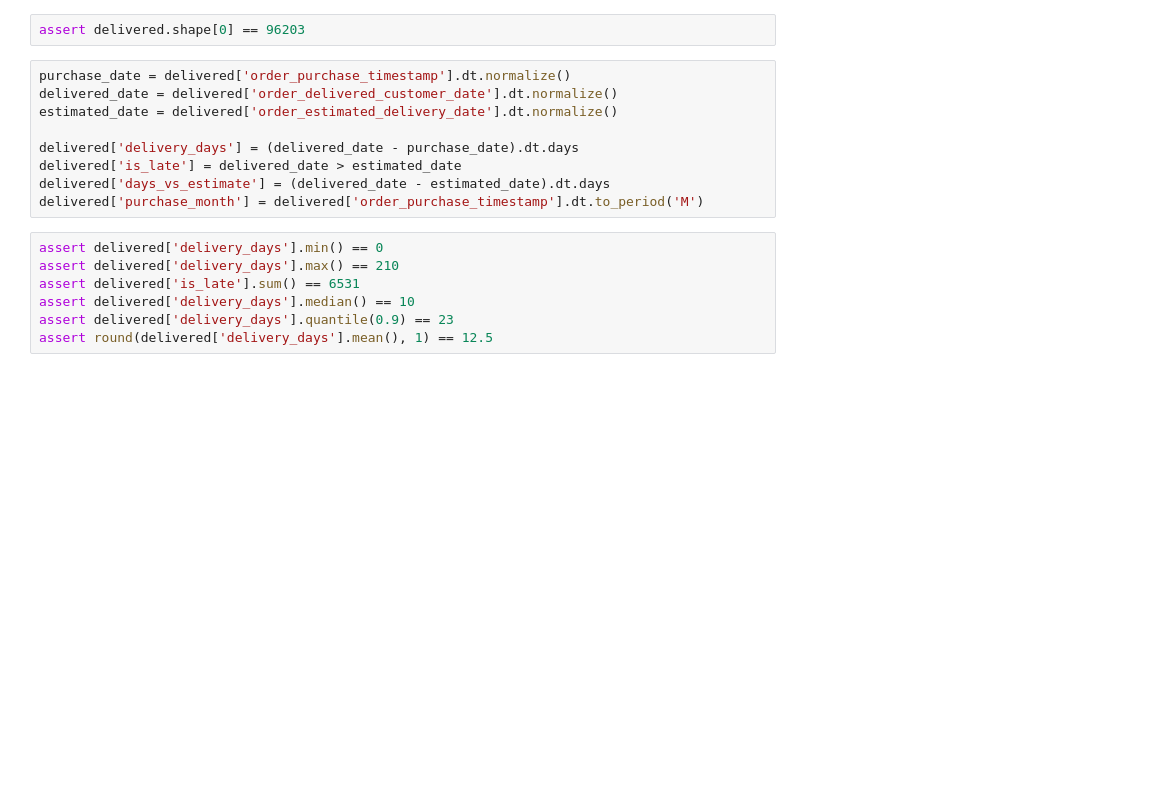
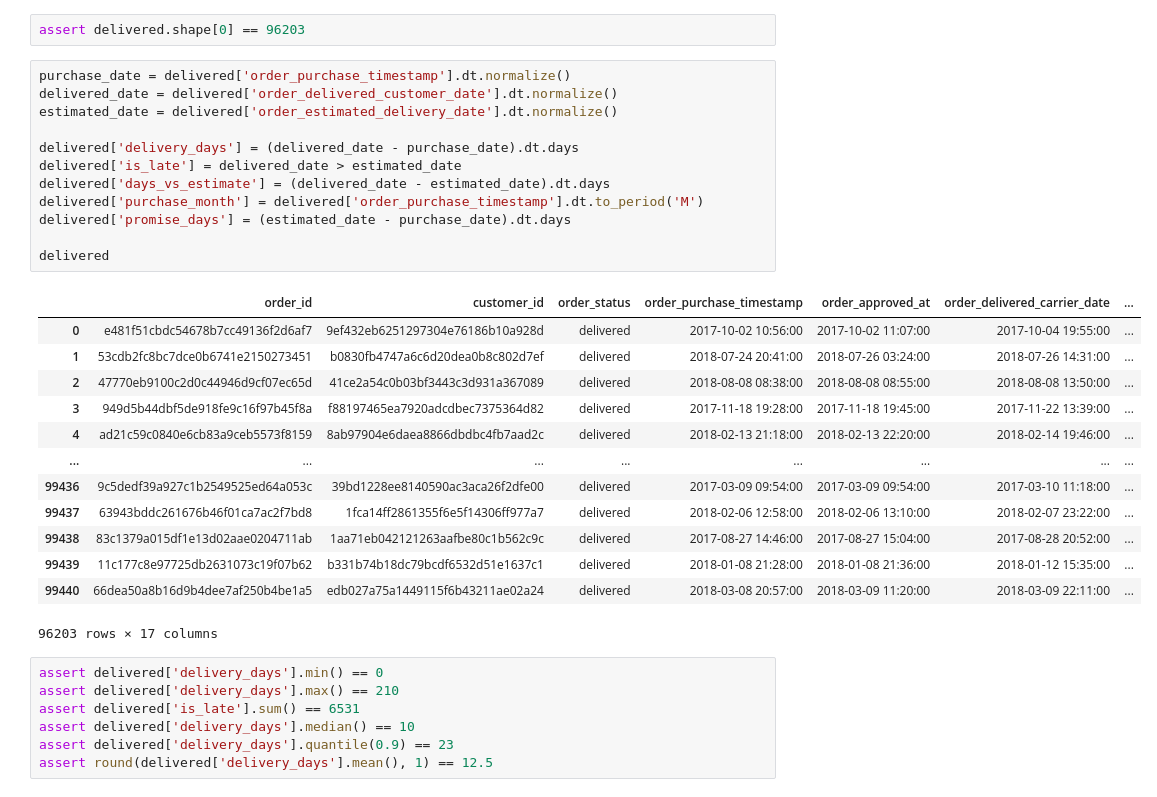
Before and after one commit to TemurRikhsitillaev/olist-pandas, a Jupyter notebook: olist.ipynb, the cells around one changed output. Saved outputs shown, nothing was run; the diff lists cells and outputs as text; blank space fills up the shorter version.

```diff
--- a/olist.ipynb
+++ b/olist.ipynb
@@ -120,12 +120,29 @@ assert delivered.shape[0] == 96203
 # %%
 purchase_date = delivered['order_purchase_timestamp'].dt.normalize()
 delivered_date = delivered['order_delivered_customer_date'].dt.normalize()
 estimated_date = delivered['order_estimated_delivery_date'].dt.normalize()
 
 delivered['delivery_days'] = (delivered_date - purchase_date).dt.days
 delivered['is_late'] = delivered_date > estimated_date
 delivered['days_vs_estimate'] = (delivered_date - estimated_date).dt.days
 delivered['purchase_month'] = delivered['order_purchase_timestamp'].dt.to_period('M')
+delivered['promise_days'] = (estimated_date - purchase_date).dt.days
+
+delivered
+# %% [output]
+|  | order_id | customer_id | order_status | order_purchase_timestamp | order_approved_at | order_delivered_carrier_date | ... |
+| 0 | e481f51cbdc54678b7cc49136f2d6af7 | 9ef432eb6251297304e76186b10a928d | delivered | 2017-10-02 10:56:00 | 2017-10-02 11:07:00 | 2017-10-04 19:55:00 | ... |
+| 1 | 53cdb2fc8bc7dce0b6741e2150273451 | b0830fb4747a6c6d20dea0b8c802d7ef | delivered | 2018-07-24 20:41:00 | 2018-07-26 03:24:00 | 2018-07-26 14:31:00 | ... |
+| 2 | 47770eb9100c2d0c44946d9cf07ec65d | 41ce2a54c0b03bf3443c3d931a367089 | delivered | 2018-08-08 08:38:00 | 2018-08-08 08:55:00 | 2018-08-08 13:50:00 | ... |
+| 3 | 949d5b44dbf5de918fe9c16f97b45f8a | f88197465ea7920adcdbec7375364d82 | delivered | 2017-11-18 19:28:00 | 2017-11-18 19:45:00 | 2017-11-22 13:39:00 | ... |
+| 4 | ad21c59c0840e6cb83a9ceb5573f8159 | 8ab97904e6daea8866dbdbc4fb7aad2c | delivered | 2018-02-13 21:18:00 | 2018-02-13 22:20:00 | 2018-02-14 19:46:00 | ... |
+| ... | ... | ... | ... | ... | ... | ... | ... |
+| 99436 | 9c5dedf39a927c1b2549525ed64a053c | 39bd1228ee8140590ac3aca26f2dfe00 | delivered | 2017-03-09 09:54:00 | 2017-03-09 09:54:00 | 2017-03-10 11:18:00 | ... |
+| 99437 | 63943bddc261676b46f01ca7ac2f7bd8 | 1fca14ff2861355f6e5f14306ff977a7 | delivered | 2018-02-06 12:58:00 | 2018-02-06 13:10:00 | 2018-02-07 23:22:00 | ... |
+| 99438 | 83c1379a015df1e13d02aae0204711ab | 1aa71eb042121263aafbe80c1b562c9c | delivered | 2017-08-27 14:46:00 | 2017-08-27 15:04:00 | 2017-08-28 20:52:00 | ... |
+| 99439 | 11c177c8e97725db2631073c19f07b62 | b331b74b18dc79bcdf6532d51e1637c1 | delivered | 2018-01-08 21:28:00 | 2018-01-08 21:36:00 | 2018-01-12 15:35:00 | ... |
+| 99440 | 66dea50a8b16d9b4dee7af250b4be1a5 | edb027a75a1449115f6b43211ae02a24 | delivered | 2018-03-08 20:57:00 | 2018-03-09 11:20:00 | 2018-03-09 22:11:00 | ... |
+96203 rows × 17 columns
 # %%
 assert delivered['delivery_days'].min() == 0
 assert delivered['delivery_days'].max() == 210
```
Also changed, not shown: parts of 2 cells of this notebook.
